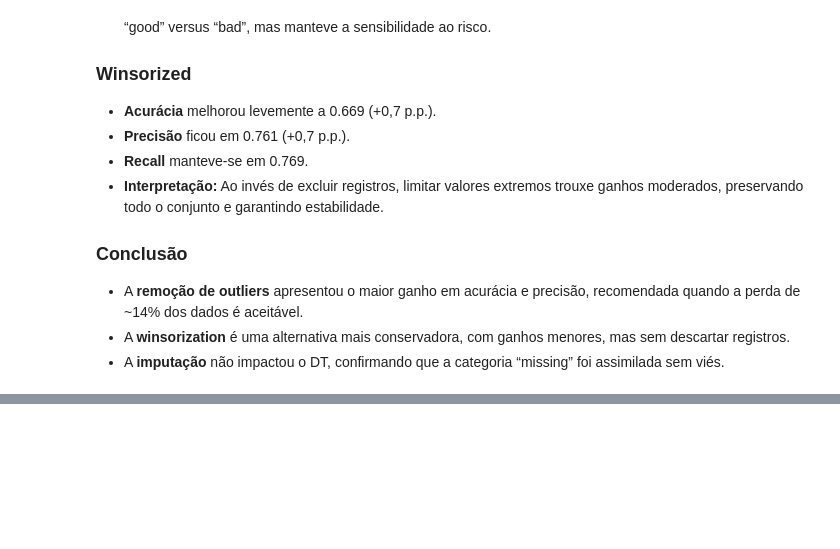
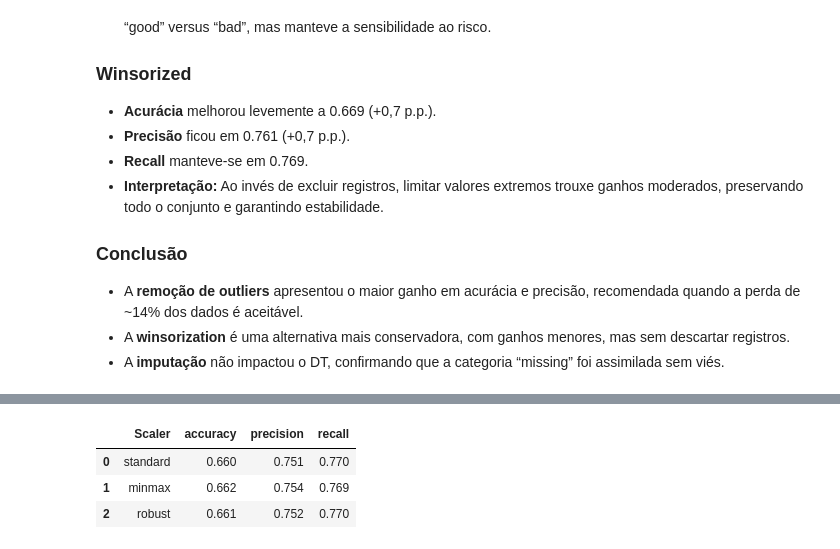
Before and after one commit to viniaraujo68/german-credit-risk, a Jupyter notebook: analysis.ipynb, the cells around one changed output, grey strips where cells are left out. Cells and saved outputs as stored; diff of their text form; code cells hidden in the pictures; blank space fills up the shorter version.

```diff
--- a/analysis.ipynb
+++ b/analysis.ipynb
@@ -579,0 +717,15 @@ display(res_df.round(3))
+# %%
+# Reutilizar a função eval_dt já definida
+results_norm = {}
+
+for name, Xs in X_scaled.items():
+    results_norm[name] = eval_dt(Xs, y_base)
+
+# Juntar em DataFrame e exibir
+res_norm_df = pd.DataFrame(results_norm).T.reset_index().rename(columns={'index': 'Scaler'})
+display(res_norm_df.round(3))
+# %% [output]
+|  | Scaler | accuracy | precision | recall |
+| 0 | standard | 0.660 | 0.751 | 0.770 |
+| 1 | minmax | 0.662 | 0.754 | 0.769 |
+| 2 | robust | 0.661 | 0.752 | 0.770 |
```
Also changed, not shown: parts of 6 cells of this notebook.
